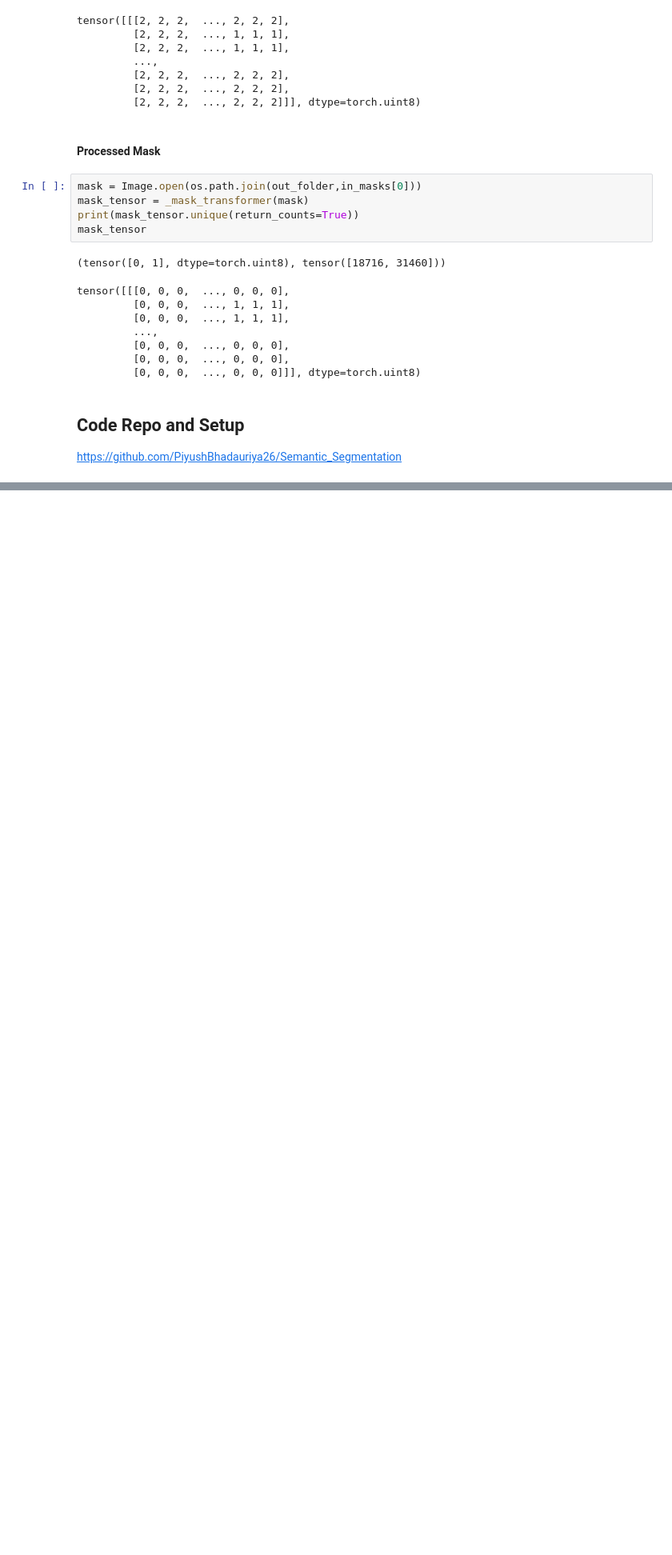
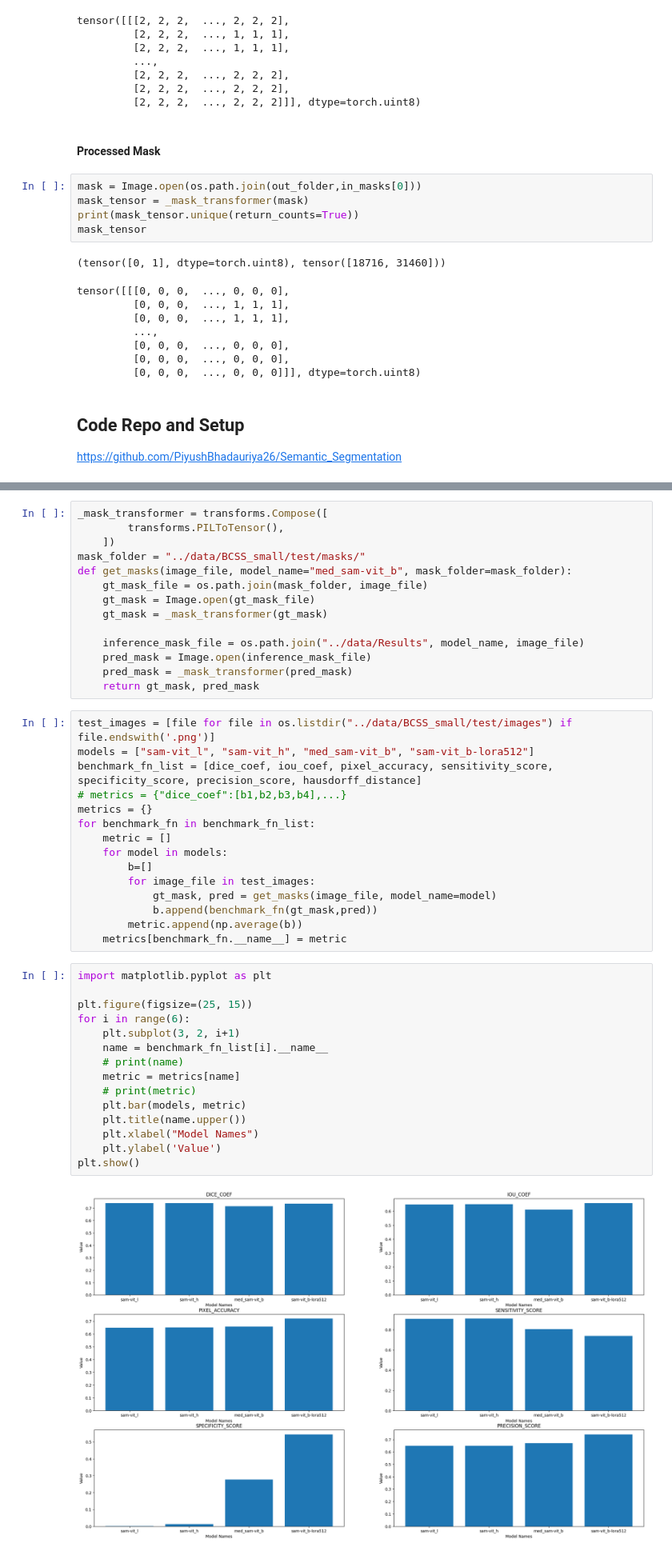
Before and after one commit to PiyushBhadauriya26/Semantic_Segmentation, a Jupyter notebook: Notebooks/Presentation.ipynb, the cells around one changed output, grey strips where cells are left out. Shown: that part at 80% size. Cells and saved outputs as stored; diff of their text form; blank space fills up the shorter version.

```diff
--- a/Notebooks/Presentation.ipynb
+++ b/Notebooks/Presentation.ipynb
@@ -182,0 +252,46 @@ options:
+# %%
+_mask_transformer = transforms.Compose([
+        transforms.PILToTensor(),
+    ])
+mask_folder = "../data/BCSS_small/test/masks/"
+def get_masks(image_file, model_name="med_sam-vit_b", mask_folder=mask_folder):
+    gt_mask_file = os.path.join(mask_folder, image_file)
+    gt_mask = Image.open(gt_mask_file)
+    gt_mask = _mask_transformer(gt_mask)
+
+    inference_mask_file = os.path.join("../data/Results", model_name, image_file)
+    pred_mask = Image.open(inference_mask_file)
+    pred_mask = _mask_transformer(pred_mask)
+    return gt_mask, pred_mask
+# %%
+test_images = [file for file in os.listdir("../data/BCSS_small/test/images") if file.endswith('.png')]
+models = ["sam-vit_l", "sam-vit_h", "med_sam-vit_b", "sam-vit_b-lora512"]
+benchmark_fn_list = [dice_coef, iou_coef, pixel_accuracy, sensitivity_score, specificity_score, precision_score, hausdorff_distance]
+# metrics = {"dice_coef":[b1,b2,b3,b4],...}
+metrics = {}
+for benchmark_fn in benchmark_fn_list:
+    metric = []
+    for model in models:
+        b=[]
+        for image_file in test_images:
+            gt_mask, pred = get_masks(image_file, model_name=model)
+            b.append(benchmark_fn(gt_mask,pred))
+        metric.append(np.average(b))
+    metrics[benchmark_fn.__name__] = metric
+# %%
+import matplotlib.pyplot as plt
+
+plt.figure(figsize=(25, 15))
+for i in range(6):
+    plt.subplot(3, 2, i+1)
+    name = benchmark_fn_list[i].__name__
+    # print(name)
+    metric = metrics[name]
+    # print(metric)
+    plt.bar(models, metric)
+    plt.title(name.upper())
+    plt.xlabel("Model Names")
+    plt.ylabel('Value')
+plt.show()
+# %% [output]
+[figure, added]
```
Also changed, not shown: parts of 4 cells of this notebook.
